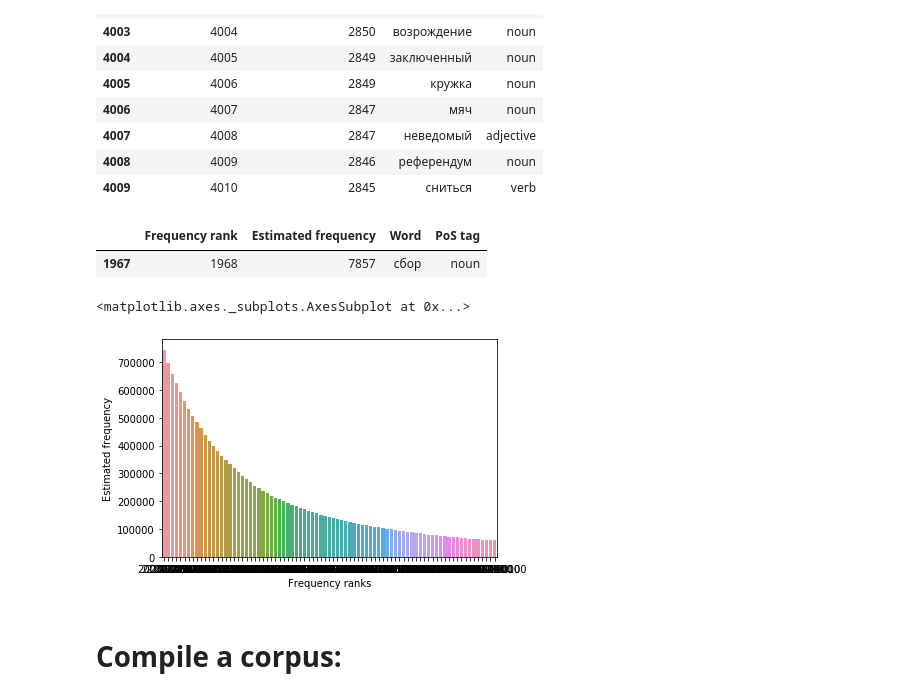
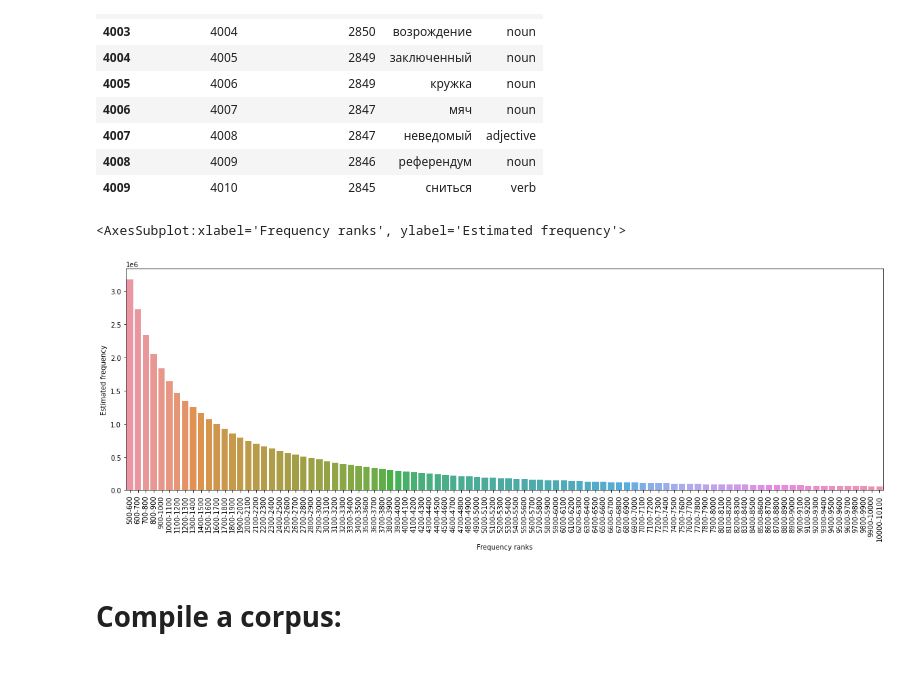
Before and after one commit to markdecl/russian-learning-app, a Jupyter notebook: jupyter_notebook.ipynb, the cells around one changed output. Cells and saved outputs as stored; diff of their text form; code cells hidden in the pictures; blank space fills up the shorter version.

```diff
--- a/jupyter_notebook.ipynb
+++ b/jupyter_notebook.ipynb
@@ -9,3 +3,9 @@ desktop_dir = ''
+# %%
+proj_dir = 'C:\\Users\\MdeCL\\Google Drive\\Work, productivity and interests_\\computer science\\coding skills (technical)\\VS Code project files\\NLP-powered Vocab Learning Strategy'
+
+support_files_dir = 'C:\\Users\\MdeCL\\Google Drive\\Work, productivity and interests \\computer science (technical)\\coding skills (technical)\\VS Code project files\\NLP-powered Vocab Learning Strategy\\General support files'
+
+desktop_dir = 'C:\\Users\\MdeCL\\Desktop\\Vocab Project Desktop Files'
 # %% [markdown]
 # Define source and target languages:
 # %%
@@ -93,7 +95,7 @@ freq_ranks = []
 words = []
 pos_tags = []
 
-with open("C:\\Users\\MdeCL\\Google Drive\\Work, productivity and interests_\\computer science\\coding skills (technical)\\VS Code project files\\NLP-powered Vocab Learning Strategy\\Russian Vocab Project\\ru_nat_corpus_freq_list.txt", 'r', encoding='utf8') as file:
+with open("C:\\Users\\MdeCL\\Desktop\\Vocab-Project\\supporting-files\\ru_nat_corpus_freq_list.txt", 'r', encoding='utf8') as file:
     file_read = file.read()
     lines = file_read.split('\n')
     idx = 1
@@ -126,11 +128,6 @@ rnc_freq_list.iloc[4000:4010]
 | 4007 | 4008 | 2847 | неведомый | adjective |
 | 4008 | 4009 | 2846 | референдум | noun |
 | 4009 | 4010 | 2845 | сниться | verb |
-# %%
-rnc_freq_list[rnc_freq_list['Word']=='сбор']
-# %% [output]
-|  | Frequency rank | Estimated frequency | Word | PoS tag |
-| 1967 | 1968 | 7857 | сбор | noun |
 # %%
 corpus_size = rnc_freq_list['Estimated frequency'].sum()
 
@@ -147,10 +144,12 @@ while idx <= 10000:
                                   )
     idx += 100
 # %%
-sns.barplot(x='Frequency ranks', y='Estimated frequency', data=grouped_df.iloc[20:])
+plt.figure(figsize=(20,6))
+plt.xticks(rotation=90)
+sns.barplot(x='Frequency ranks', y='Estimated frequency', data=grouped_df.iloc[5:])
 # %% [output]
-<matplotlib.axes._subplots.AxesSubplot at 0x...>
+<AxesSubplot:xlabel='Frequency ranks', ylabel='Estimated frequency'>
-[figure, old version]
+[figure, new version]
 # %% [markdown]
 # Compile a corpus:
 # %% [markdown]
```
Also changed, not shown: parts of 20 cells of this notebook.
